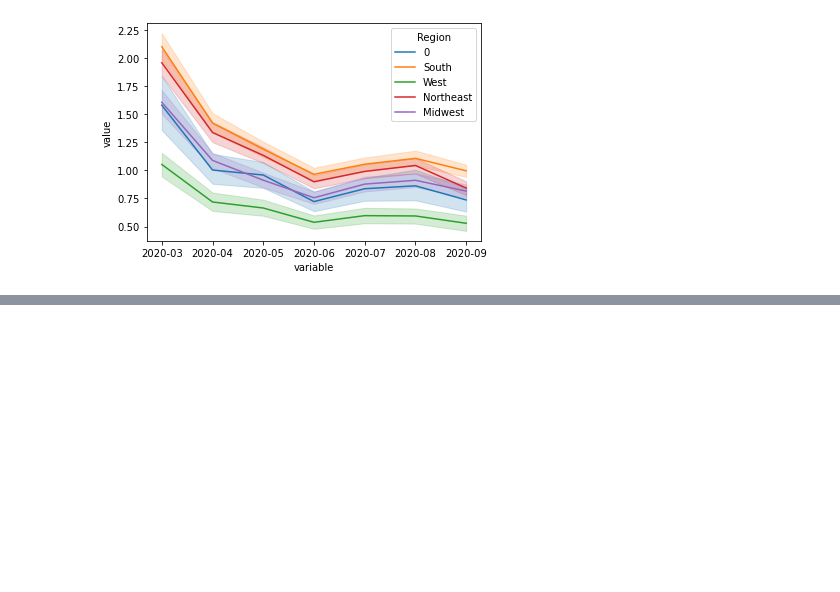
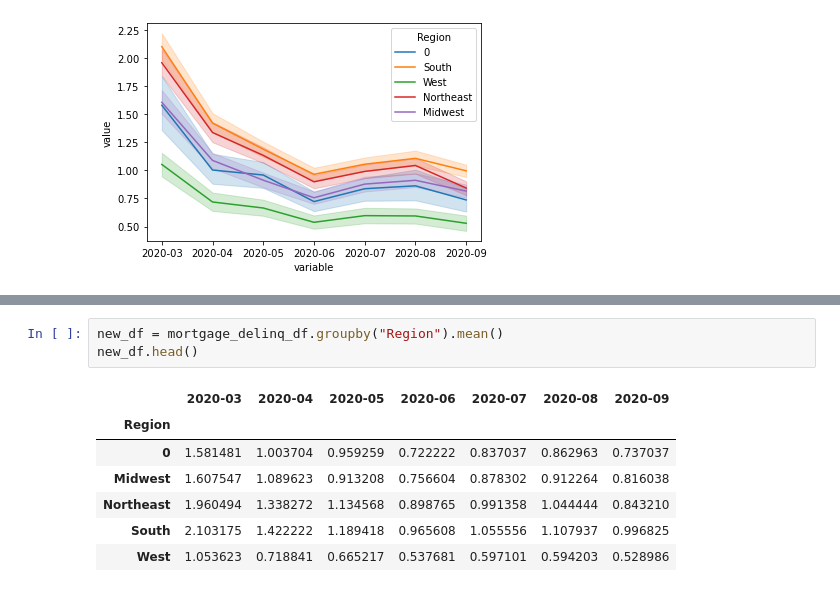
Before and after one commit to jamilao/housing-and-covid19, a Jupyter notebook: notebooks/MortgageDataProcessing.ipynb, the cells around one changed output, grey strips where cells are left out. Drawn from its saved outputs; the diff is of its cells as text; blank space fills up the shorter version.

```diff
--- a/notebooks/MortgageDataProcessing.ipynb
+++ b/notebooks/MortgageDataProcessing.ipynb
@@ -80,0 +115,11 @@ sns.lineplot(data=df_melted, x="variable", y="value", hue = "Region")
+# %%
+new_df = mortgage_delinq_df.groupby("Region").mean()
+new_df.head()
+# %% [output]
+|  | 2020-03 | 2020-04 | 2020-05 | 2020-06 | 2020-07 | 2020-08 | 2020-09 |
+| Region |  |  |  |  |  |  |  |
+| 0 | 1.581481 | 1.003704 | 0.959259 | 0.722222 | 0.837037 | 0.862963 | 0.737037 |
+| Midwest | 1.607547 | 1.089623 | 0.913208 | 0.756604 | 0.878302 | 0.912264 | 0.816038 |
+| Northeast | 1.960494 | 1.338272 | 1.134568 | 0.898765 | 0.991358 | 1.044444 | 0.843210 |
+| South | 2.103175 | 1.422222 | 1.189418 | 0.965608 | 1.055556 | 1.107937 | 0.996825 |
+| West | 1.053623 | 0.718841 | 0.665217 | 0.537681 | 0.597101 | 0.594203 | 0.528986 |
```
Also changed, not shown: parts of 5 cells of this notebook.
